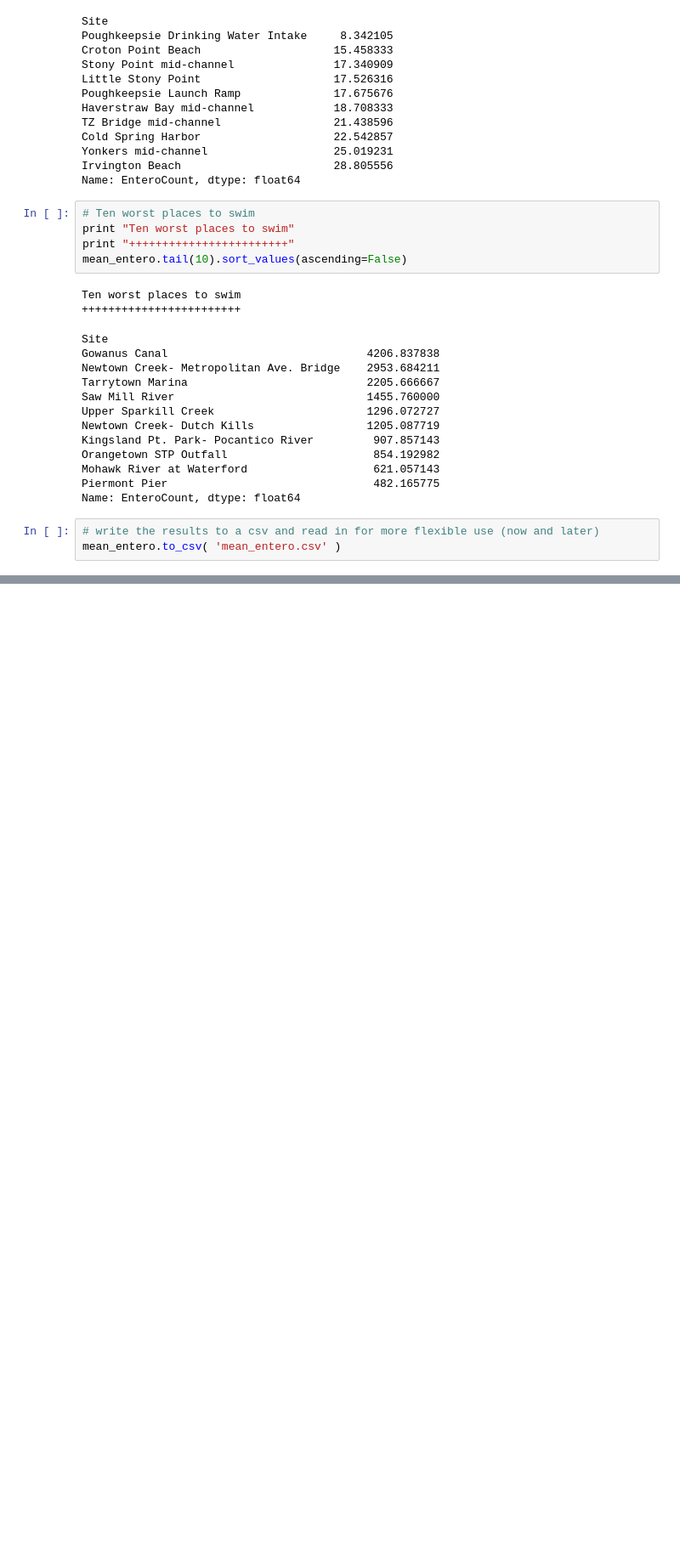
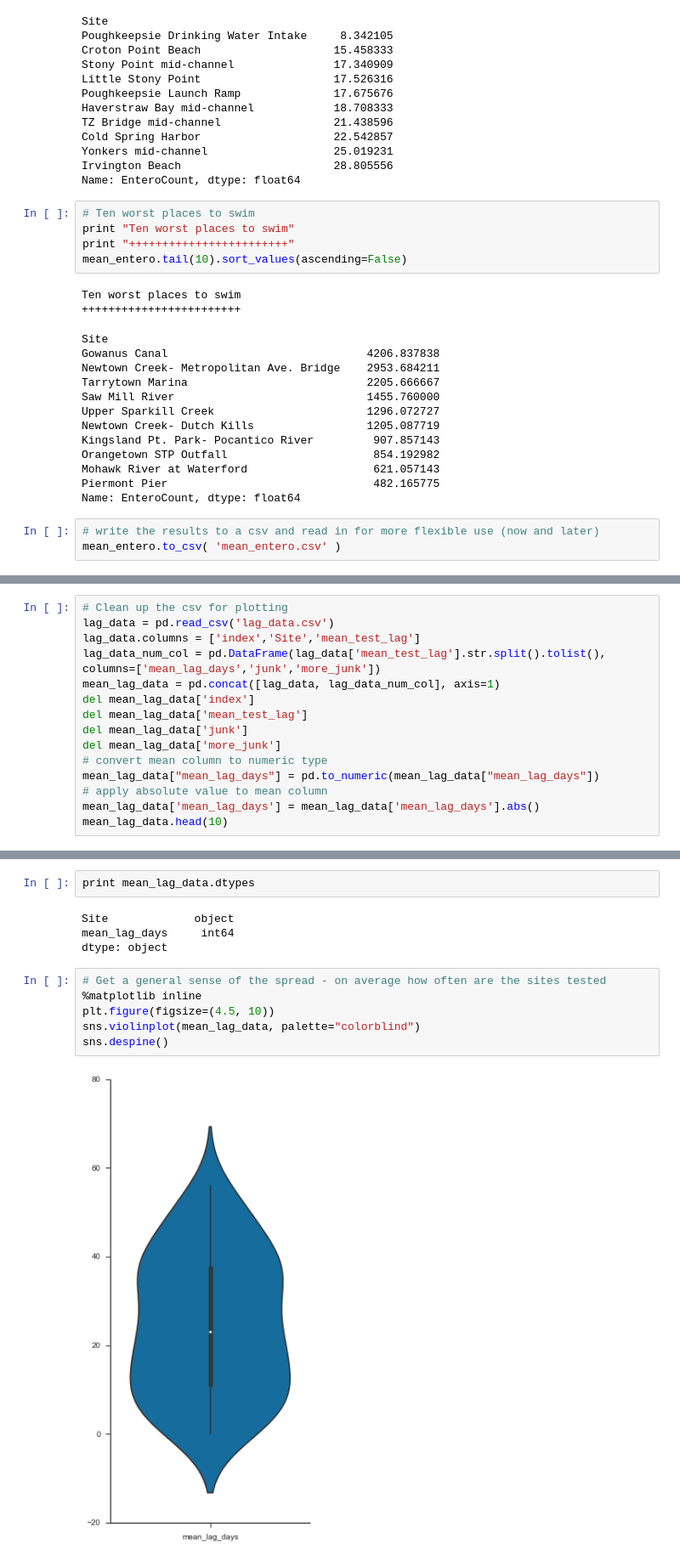
Before and after one commit to dbouquin/IS_608, a Jupyter notebook: IS608_HW4/IS608_HW4.ipynb, the cells around one changed output, grey strips where cells are left out. Shown: that part at 85% size. Saved outputs shown, nothing was run; the diff lists cells and outputs as text; blank space fills up the shorter version.

```diff
--- a/IS608_HW4/IS608_HW4.ipynb
+++ b/IS608_HW4/IS608_HW4.ipynb
@@ -221,0 +259,15 @@ plt.figure(figsize=(7, 8))
+# %%
+# Clean up the csv for plotting
+lag_data = pd.read_csv('lag_data.csv')
+lag_data.columns = ['index','Site','mean_test_lag']
+lag_data_num_col = pd.DataFrame(lag_data['mean_test_lag'].str.split().tolist(), columns=['mean_lag_days','junk','more_junk'])
+mean_lag_data = pd.concat([lag_data, lag_data_num_col], axis=1)
+del mean_lag_data['index']
+del mean_lag_data['mean_test_lag']
+del mean_lag_data['junk']
+del mean_lag_data['more_junk']
+# convert mean column to numeric type
+mean_lag_data["mean_lag_days"] = pd.to_numeric(mean_lag_data["mean_lag_days"])
+# apply absolute value to mean column
+mean_lag_data['mean_lag_days'] = mean_lag_data['mean_lag_days'].abs()
+mean_lag_data.head(10)
@@ -221,0 +286,14 @@ plt.figure(figsize=(7, 8))
+# %%
+print mean_lag_data.dtypes
+# %% [output]
+Site             object
+mean_lag_days     int64
+dtype: object
+# %%
+# Get a general sense of the spread - on average how often are the sites tested
+%matplotlib inline
+plt.figure(figsize=(4.5, 10))
+sns.violinplot(mean_lag_data, palette="colorblind")
+sns.despine()
+# %% [output]
+[figure, added]
```
Also changed, not shown: parts of 24 cells of this notebook.
